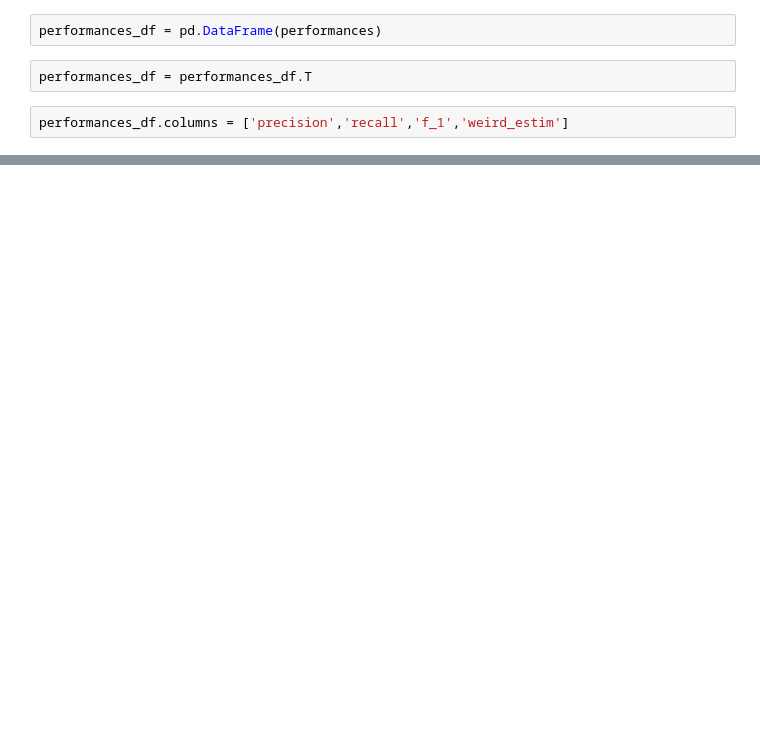
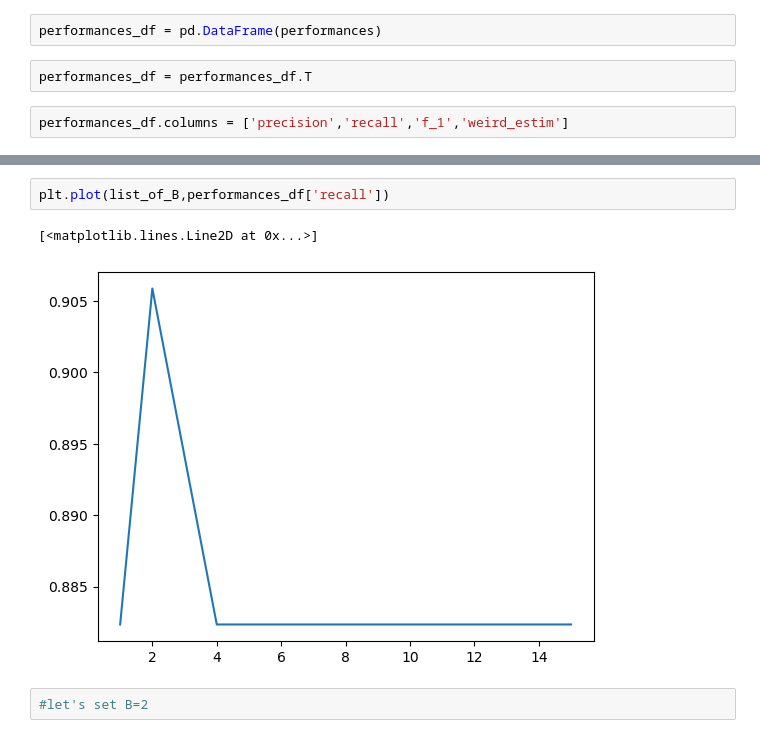
Before and after one commit to tpaquier/material_science, a Jupyter notebook: Tests_for_PU/PGPU/Tuning_hyperparameters/Tuning_B.ipynb, the cells around one changed output, grey strips where cells are left out. Saved outputs shown, nothing was run; the diff lists cells and outputs as text; blank space fills up the shorter version.

```diff
--- a/Tests_for_PU/PGPU/Tuning_hyperparameters/Tuning_B.ipynb
+++ b/Tests_for_PU/PGPU/Tuning_hyperparameters/Tuning_B.ipynb
@@ -197,0 +192,7 @@ axs[1,1].plot(np.ones(2)*5,np.linspace(1.1,1.4,2))
+# %%
+plt.plot(list_of_B,performances_df['recall'])
+# %% [output]
+[<matplotlib.lines.Line2D at 0x...>]
+[figure, added]
+# %%
+#let's set B=2
```
Also changed, not shown: parts of 2 cells of this notebook.
